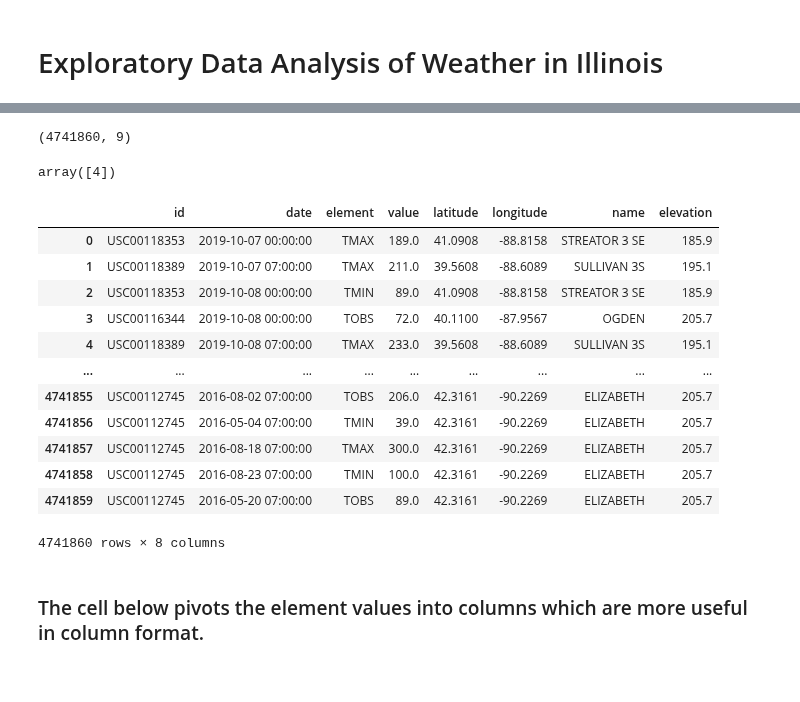
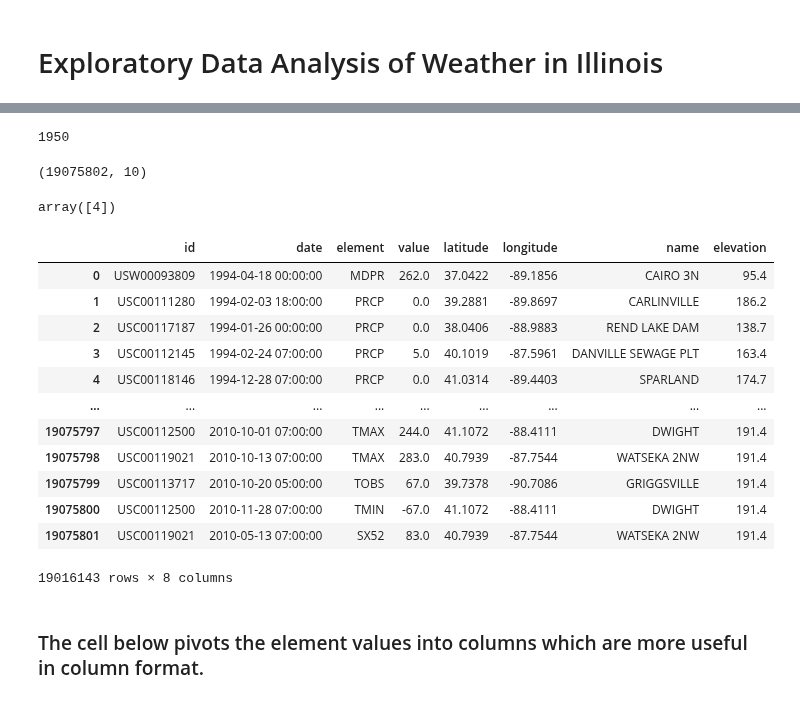
Before and after one commit to hfactor13/IllinoisWeather, a Jupyter notebook: weather_analysis.ipynb, the cells around one changed output, grey strips where cells are left out. Drawn from its saved outputs; the diff is of its cells as text; code cells hidden in the pictures.

```diff
--- a/weather_analysis.ipynb
+++ b/weather_analysis.ipynb
@@ -8,5 +8,5 @@ import plotly.express as px # Intereactive plotting library
 # %%
-desired_cols = ["id", "date", "time", "name", "element", "value", "latitude", "longitude", "elevation"] # columns that are going to be used for analysis
+desired_cols = ["id", "date", "time", "name", "element", "value", "latitude", "longitude", "elevation", "qflag"] # columns that are going to be used for analysis
 desired_types = {"id": "string",
                  "date": "string",
                  "time": "string",
@@ -15,7 +15,8 @@ desired_types = {"id": "string",
                  "value": "float",
                  "latitude": "float",
                  "longitude": "float",
-                 "elevation": "float"} # the data types that will be assigned per column
+                 "elevation": "float",
+                 "qflag": "string"} # the data types that will be assigned per column
 raw_weather_data = pd.read_csv("./data/raw_illinois_weather_data.csv", usecols = desired_cols, dtype = desired_types) # load the data based on the desired data types and columns
 raw_weather_data.info()
 # %% [output]
@@ -38,7 +60,12 @@ memory usage: 325.6 MB
+# %%
+num_of_temp_stations = raw_weather_data["name"].nunique() # number of stations in Illinois
+num_of_temp_stations
+# %% [output]
+1950
 # %%
 raw_weather_data.shape
 # %% [output]
-(4741860, 9)
+(19075802, 10)
 # %%
 raw_weather_data["time"].fillna("0000", inplace = True) # replace all nan values with "0000"
 # %%
@@ -52,22 +79,23 @@ raw_weather_data["time"] = pd.to_timedelta(raw_weather_data["time"]) # converts
 # %%
 raw_weather_data["date"] = pd.to_datetime(raw_weather_data["date"]) # converts the string format to a datetime format for the date column
 raw_weather_data["date"] = raw_weather_data["date"] + raw_weather_data["time"] # combines date and time into the same column which can be accessed via object attributes
 raw_weather_data.drop(columns = ["time"], inplace = True) # drops the redundant time column
+raw_weather_data = raw_weather_data[raw_weather_data["qflag"].isna()].drop(columns = ["qflag"]) # gets rid of the rows that have quality issues
 raw_weather_data
 # %% [output]
 |  | id | date | element | value | latitude | longitude | name | elevation |
-| 0 | USC00118353 | 2019-10-07 00:00:00 | TMAX | 189.0 | 41.0908 | -88.8158 | STREATOR 3 SE | 185.9 |
-| 1 | USC00118389 | 2019-10-07 07:00:00 | TMAX | 211.0 | 39.5608 | -88.6089 | SULLIVAN 3S | 195.1 |
-| 2 | USC00118353 | 2019-10-08 00:00:00 | TMIN | 89.0 | 41.0908 | -88.8158 | STREATOR 3 SE | 185.9 |
-| 3 | USC00116344 | 2019-10-08 00:00:00 | TOBS | 72.0 | 40.1100 | -87.9567 | OGDEN | 205.7 |
-| 4 | USC00118389 | 2019-10-08 07:00:00 | TMAX | 233.0 | 39.5608 | -88.6089 | SULLIVAN 3S | 195.1 |
+| 0 | USW00093809 | 1994-04-18 00:00:00 | MDPR | 262.0 | 37.0422 | -89.1856 | CAIRO 3N | 95.4 |
+| 1 | USC00111280 | 1994-02-03 18:00:00 | PRCP | 0.0 | 39.2881 | -89.8697 | CARLINVILLE | 186.2 |
+| 2 | USC00117187 | 1994-01-26 00:00:00 | PRCP | 0.0 | 38.0406 | -88.9883 | REND LAKE DAM | 138.7 |
+| 3 | USC00112145 | 1994-02-24 07:00:00 | PRCP | 5.0 | 40.1019 | -87.5961 | DANVILLE SEWAGE PLT | 163.4 |
+| 4 | USC00118146 | 1994-12-28 07:00:00 | PRCP | 0.0 | 41.0314 | -89.4403 | SPARLAND | 174.7 |
 | ... | ... | ... | ... | ... | ... | ... | ... | ... |
-| 4741855 | USC00112745 | 2016-08-02 07:00:00 | TOBS | 206.0 | 42.3161 | -90.2269 | ELIZABETH | 205.7 |
-| 4741856 | USC00112745 | 2016-05-04 07:00:00 | TMIN | 39.0 | 42.3161 | -90.2269 | ELIZABETH | 205.7 |
-| 4741857 | USC00112745 | 2016-08-18 07:00:00 | TMAX | 300.0 | 42.3161 | -90.2269 | ELIZABETH | 205.7 |
-| 4741858 | USC00112745 | 2016-08-23 07:00:00 | TMIN | 100.0 | 42.3161 | -90.2269 | ELIZABETH | 205.7 |
-| 4741859 | USC00112745 | 2016-05-20 07:00:00 | TOBS | 89.0 | 42.3161 | -90.2269 | ELIZABETH | 205.7 |
+| 19075797 | USC00112500 | 2010-10-01 07:00:00 | TMAX | 244.0 | 41.1072 | -88.4111 | DWIGHT | 191.4 |
+| 19075798 | USC00119021 | 2010-10-13 07:00:00 | TMAX | 283.0 | 40.7939 | -87.7544 | WATSEKA 2NW | 191.4 |
+| 19075799 | USC00113717 | 2010-10-20 05:00:00 | TOBS | 67.0 | 39.7378 | -90.7086 | GRIGGSVILLE | 191.4 |
+| 19075800 | USC00112500 | 2010-11-28 07:00:00 | TMIN | -67.0 | 41.1072 | -88.4111 | DWIGHT | 191.4 |
+| 19075801 | USC00119021 | 2010-05-13 07:00:00 | SX52 | 83.0 | 40.7939 | -87.7544 | WATSEKA 2NW | 191.4 |
-4741860 rows × 8 columns
+19016143 rows × 8 columns
 # %% [markdown]
 ### The cell below pivots the element values into columns which are more useful in column format.
 # %%
```
Also changed, not shown: parts of 18 cells of this notebook, 1 other file.
